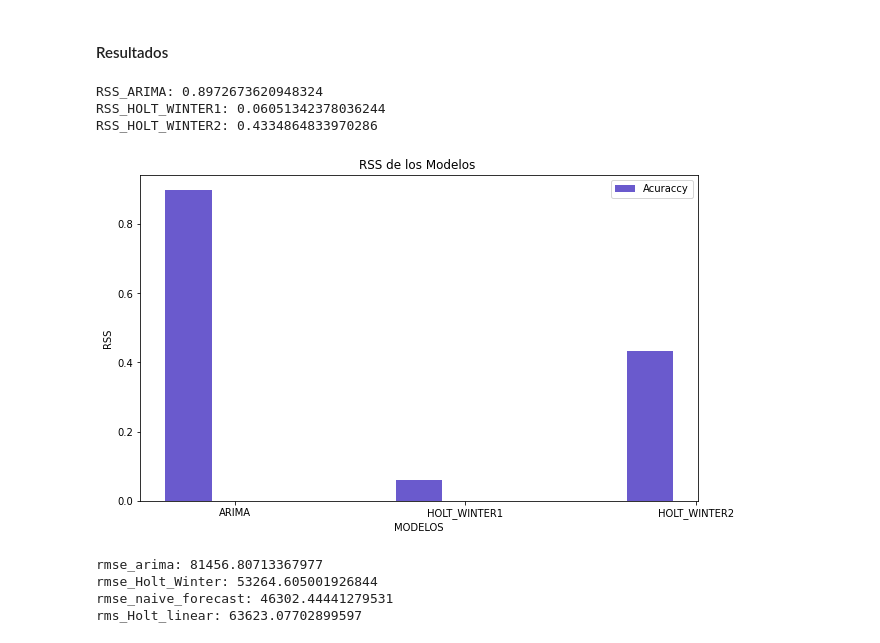
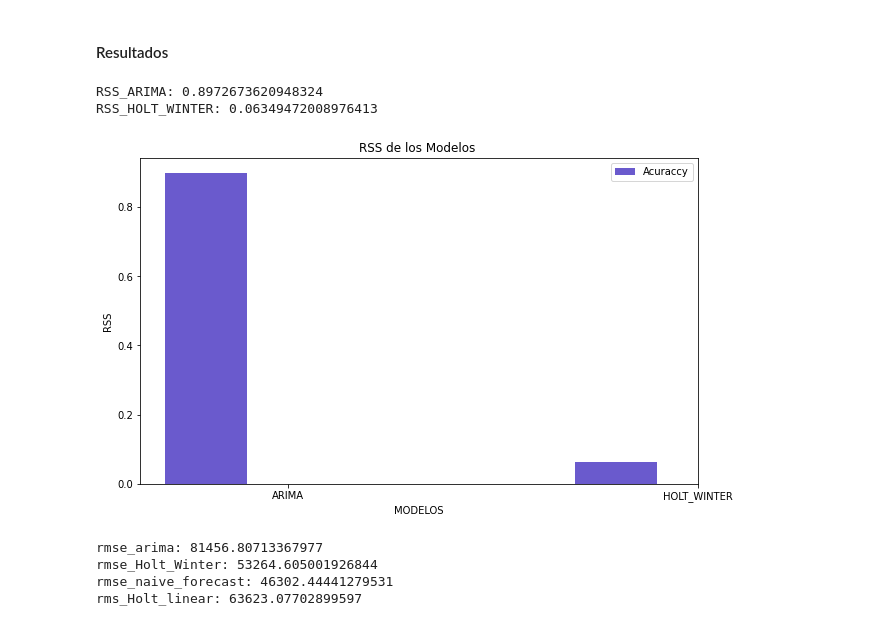
Before and after one commit to Jamf05/2019-2-simulacion-digital-proyecto, a Jupyter notebook: notebook.ipynb, the cells around one changed output. Cells and saved outputs as stored; diff of their text form; code cells hidden in the pictures.

```diff
--- a/notebook.ipynb
+++ b/notebook.ipynb
@@ -877,11 +862,8 @@ print("2019-9:",pre3)
 train8, test8 = ts_log_diff_shifting[:79], ts_log_diff_shifting[80:]
 # %%
 from statsmodels.tsa.holtwinters import ExponentialSmoothing
-fit5= ExponentialSmoothing(ts_log_diff_shifting, seasonal_periods=6,trend='add',seasonal='add',).fit()
+fit5= ExponentialSmoothing(train8, seasonal_periods=6,trend='add',seasonal='add',).fit()
 y_hat_avm=pd.DataFrame(fit5.forecast(len(test8)))
-model = ExponentialSmoothing(train_shif)
-model_fit = model.fit()
-results_HOLTWINTER = model.fit()
 # %%
 t= y_hat_avm.set_index(ts_log_diff_shifting[80:].index)
 predicted= pd.Series(t[0])
@@ -1256,26 +1213,24 @@ print(RSS_y_hat_avga_Holt_linear)
 #### Resultados
 # %%
 print('RSS_ARIMA:',sum((results_ARIMA.fittedvalues - ts_log_diff_shifting)**2))
-print('RSS_HOLT_WINTER1:',sum((predicted[1:]- test8[1:])**2))
-print('RSS_HOLT_WINTER2:',sum((pred[1:]- test11[1:])**2))
+print('RSS_HOLT_WINTER:',sum((predicted[1:]- test8[1:])**2))
 # %% [output]
 RSS_ARIMA: 0.8972673620948324
-RSS_HOLT_WINTER1: 0.06051342378036244
-RSS_HOLT_WINTER2: 0.4334864833970286
+RSS_HOLT_WINTER: 0.06349472008976413
 # %%
-RSS=[sum((results_ARIMA.fittedvalues - ts_log_diff_shifting)**2),sum((predicted[1:]- test8[1:])**2),sum((pred[1:]- test11[1:])**2)]
+RSS=[sum((results_ARIMA.fittedvalues - ts_log_diff_shifting)**2),sum((predicted[1:]- test8[1:])**2)]
 
 
-modelos=["ARIMA", "HOLT_WINTER1","HOLT_WINTER2"]
+modelos=["ARIMA", "HOLT_WINTER"]
 barWidth=0.2
 plt.bar(np.arange(len(RSS)), RSS, color="#6A5ACD", width=barWidth, label="Acuraccy");
 plt.xlabel("MODELOS");
 plt.ylabel("RSS");
 plt.xticks([r + barWidth for r in range(len(RSS))], modelos);
 plt.title("RSS de los Modelos ");
 plt.legend();
 # %% [output]
-[figure, old version]
+[figure, new version]
 # %%
 print('rmse_arima:',rmse_arima)
 print('rmse_Holt_Winter:',rmse_Holt_Winter)
```
Also changed, not shown: parts of 16 cells of this notebook, 1 other file.
